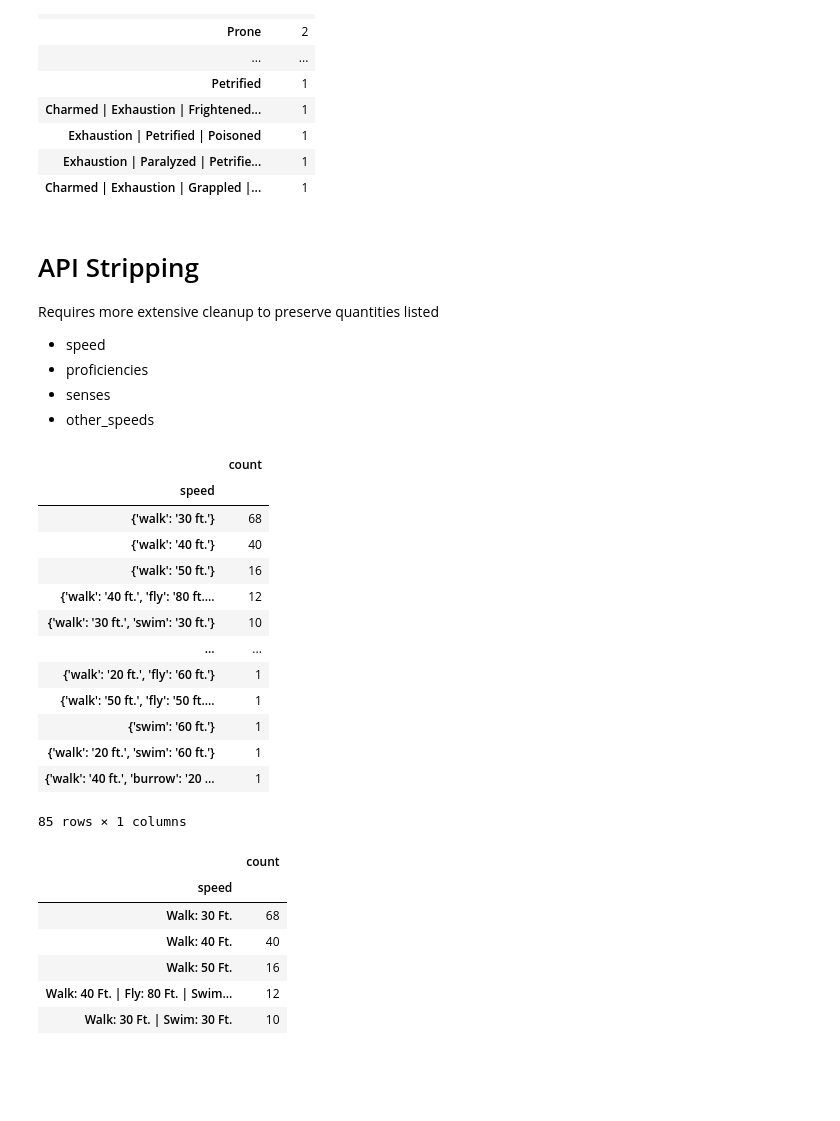
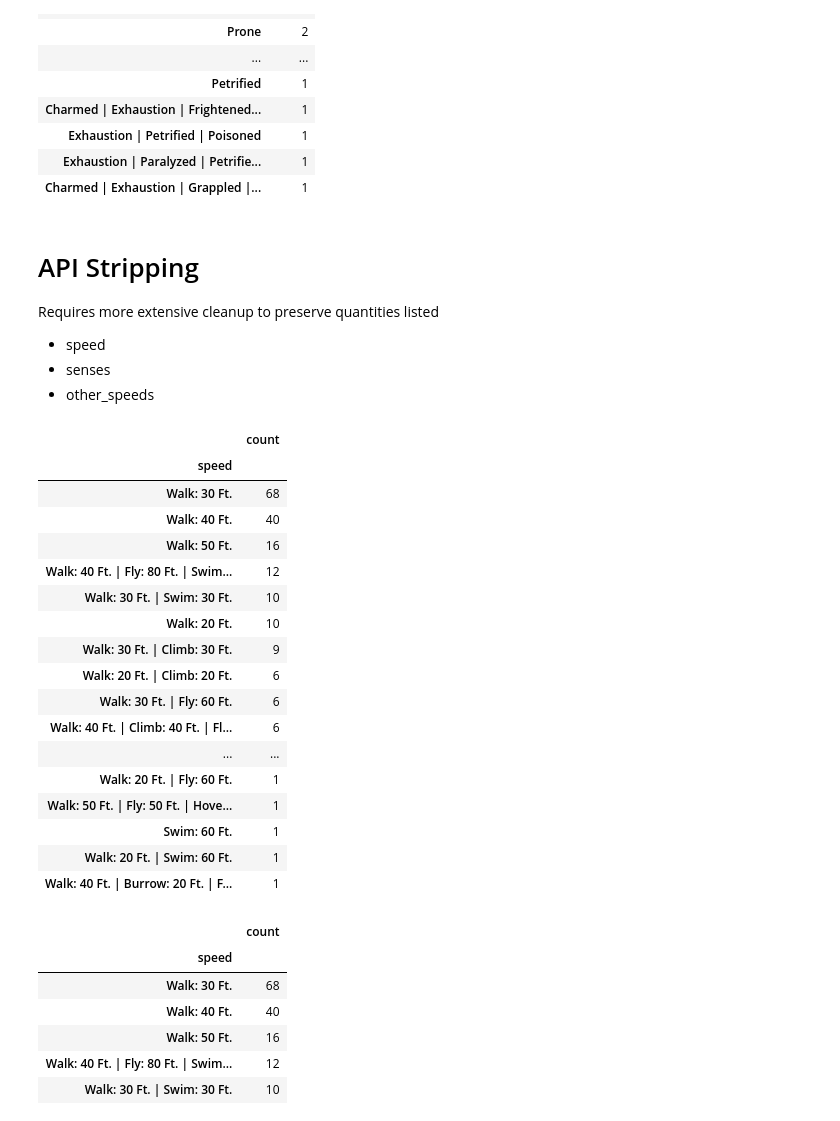
Before and after one commit to laureng97/Project-4--DND-Challenge-Ratings, a Jupyter notebook: CSV-to-SQL + Cleaning.ipynb, the cells around one changed output. Saved outputs shown, nothing was run; the diff lists cells and outputs as text; code cells hidden in the pictures; blank space fills up the shorter version.

```diff
--- a/CSV-to-SQL + Cleaning.ipynb
+++ b/CSV-to-SQL + Cleaning.ipynb
@@ -284,28 +284,31 @@ data
 # API Stripping
 Requires more extensive cleanup to preserve quantities listed
 - speed
-- proficiencies
 - senses
 - other_speeds
 # %%
 data = pd.DataFrame(df["speed"].value_counts())
-# pd.set_option('display.max_rows', None)   // For showing all data forms
+pd.set_option('display.max_rows', None)
 data
 # %% [output]
 |  | count |
 | speed |  |
-| {'walk': '30 ft.'} | 68 |
-| {'walk': '40 ft.'} | 40 |
-| {'walk': '50 ft.'} | 16 |
-| {'walk': '40 ft.', 'fly': '80 ft.... | 12 |
-| {'walk': '30 ft.', 'swim': '30 ft.'} | 10 |
+| Walk: 30 Ft. | 68 |
+| Walk: 40 Ft. | 40 |
+| Walk: 50 Ft. | 16 |
+| Walk: 40 Ft. | Fly: 80 Ft. | Swim... | 12 |
+| Walk: 30 Ft. | Swim: 30 Ft. | 10 |
+| Walk: 20 Ft. | 10 |
+| Walk: 30 Ft. | Climb: 30 Ft. | 9 |
+| Walk: 20 Ft. | Climb: 20 Ft. | 6 |
+| Walk: 30 Ft. | Fly: 60 Ft. | 6 |
+| Walk: 40 Ft. | Climb: 40 Ft. | Fl... | 6 |
 | ... | ... |
-| {'walk': '20 ft.', 'fly': '60 ft.'} | 1 |
-| {'walk': '50 ft.', 'fly': '50 ft.... | 1 |
-| {'swim': '60 ft.'} | 1 |
-| {'walk': '20 ft.', 'swim': '60 ft.'} | 1 |
-| {'walk': '40 ft.', 'burrow': '20 ... | 1 |
+| Walk: 20 Ft. | Fly: 60 Ft. | 1 |
+| Walk: 50 Ft. | Fly: 50 Ft. | Hove... | 1 |
+| Swim: 60 Ft. | 1 |
+| Walk: 20 Ft. | Swim: 60 Ft. | 1 |
+| Walk: 40 Ft. | Burrow: 20 Ft. | F... | 1 |
-85 rows × 1 columns
 # %%
 df["speed"] = df["speed"].str.replace("{", '')
 df["speed"] = df["speed"].str.replace("}", '')
```
Also changed, not shown: parts of 6 cells of this notebook, 1 other file.
